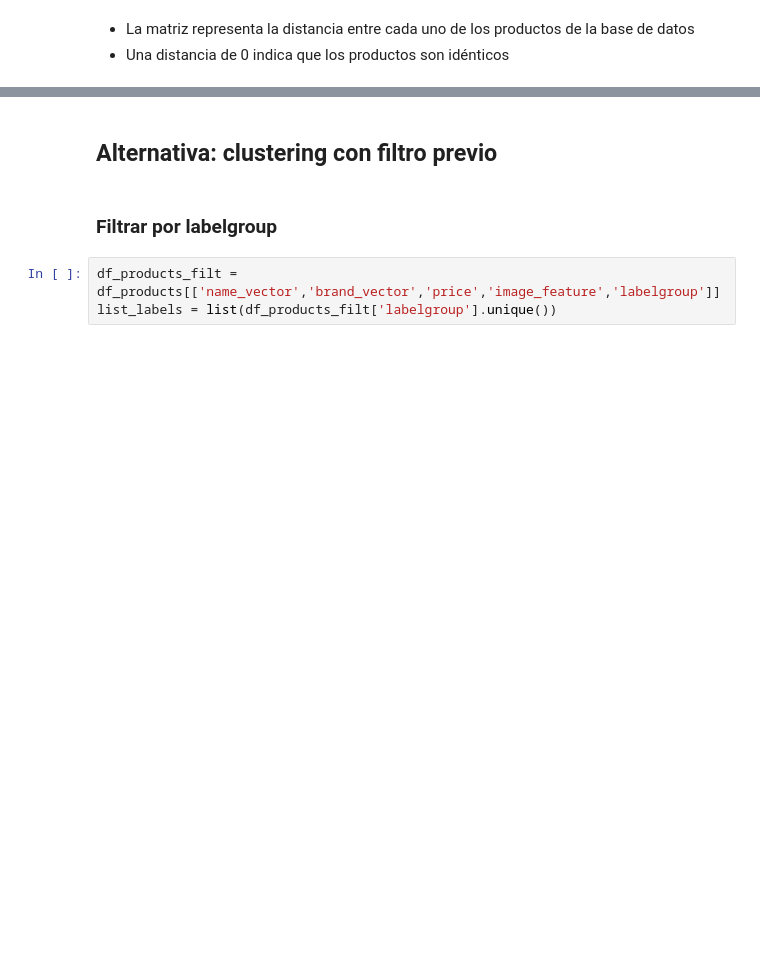
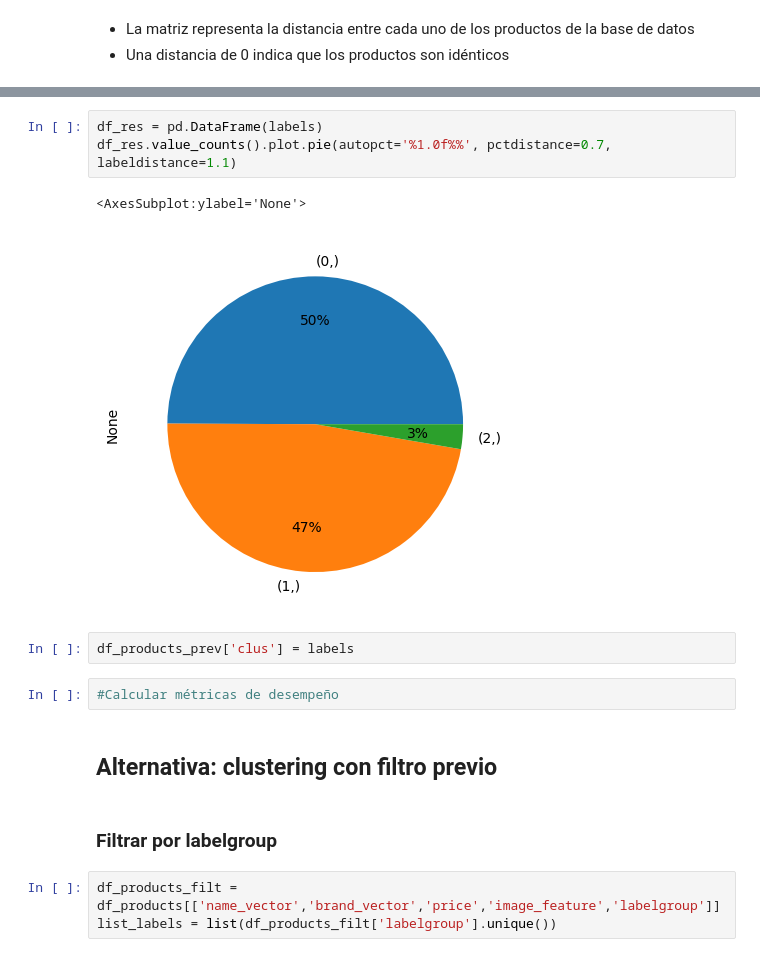
Before and after one commit to AdelaidaZC/MELI-DS-Challenge, a Jupyter notebook: notebooks/Aproximacion_Similitud.ipynb, the cells around one changed output, grey strips where cells are left out. Drawn from its saved outputs; the diff is of its cells as text; blank space fills up the shorter version.

```diff
--- a/notebooks/Aproximacion_Similitud.ipynb
+++ b/notebooks/Aproximacion_Similitud.ipynb
@@ -111,3 +129,13 @@ df_products_clus['complete-predictions'].value_counts().plot.pie(autopct='%1.0f%
+# %%
+df_res = pd.DataFrame(labels)
+df_res.value_counts().plot.pie(autopct='%1.0f%%', pctdistance=0.7, labeldistance=1.1)
+# %% [output]
+<AxesSubplot:ylabel='None'>
+[figure, added]
+# %%
+df_products_prev['clus'] = labels
+# %%
+#Calcular métricas de desempeño
 # %% [markdown]
 ## Alternativa: clustering con filtro previo
 # %% [markdown]
```
Also changed, not shown: parts of 9 cells of this notebook, 1 other file.
